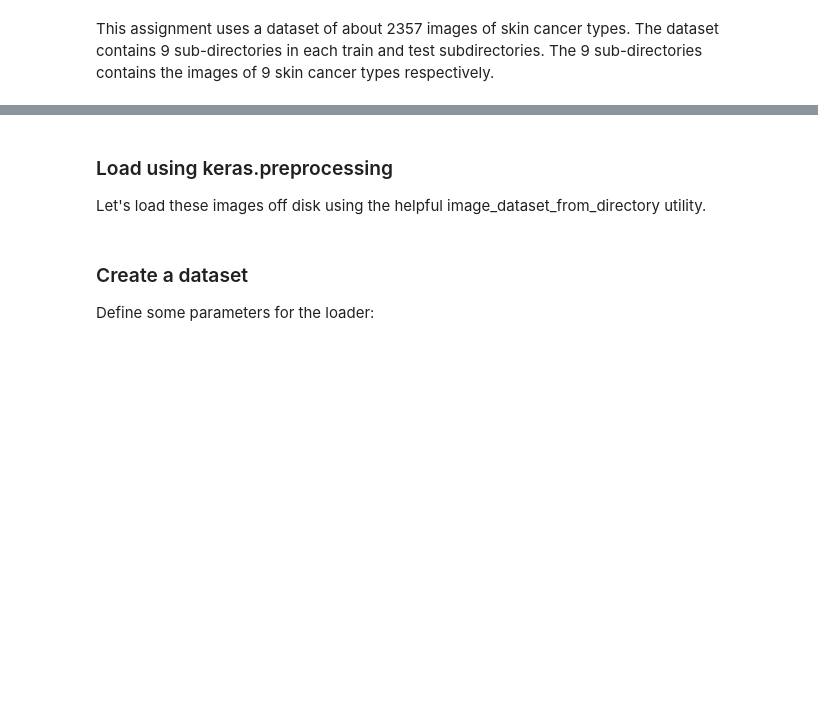
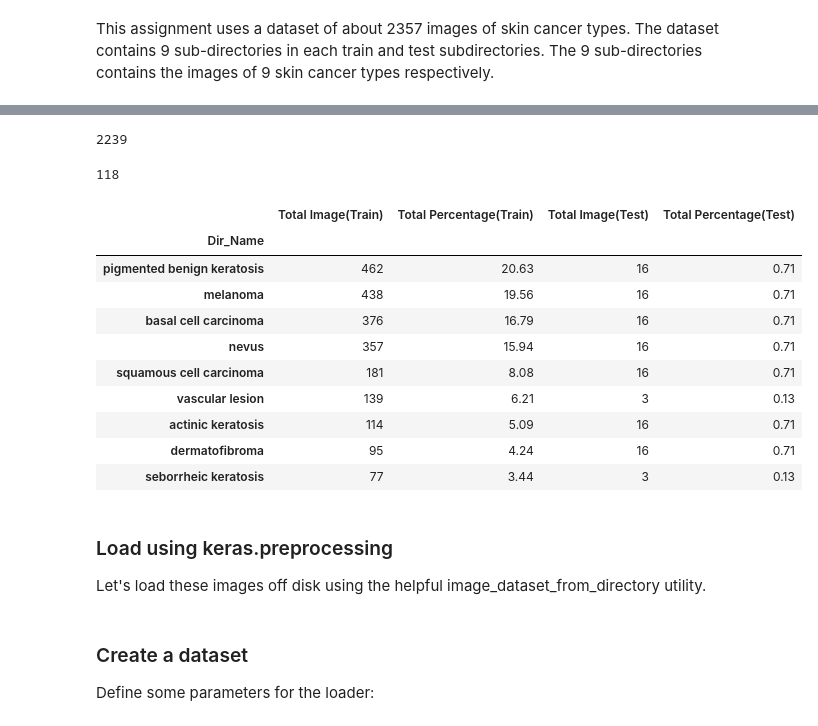
Before and after one commit to anonnihcas/MelanomaDetectionAssignment, a Jupyter notebook: sachin_athreya_melanoma_assign_nn.ipynb, the cells around one changed output, grey strips where cells are left out. Saved outputs shown, nothing was run; the diff lists cells and outputs as text; code cells hidden in the pictures; blank space fills up the shorter version.

```diff
--- a/sachin_athreya_melanoma_assign_nn.ipynb
+++ b/sachin_athreya_melanoma_assign_nn.ipynb
@@ -48,0 +47,5 @@ print(image_count_test)
+# %%
+#list directory in train folder
+dir_train = os.listdir(data_dir_train)
+dir_train.sort()
+dir_train
@@ -48,0 +62,5 @@ print(image_count_test)
+# %%
+#list dir in test folder
+dir_test = os.listdir(data_dir_test)
+dir_test.sort()
+dir_test
@@ -49,3 +77,48 @@ print(image_count_test)
+# %%
+#both test & train have same folders (disease folder ), now check the no. of datapoints in each folder
+
+#total train dataset
+total_train_data = len(list(data_dir_train.glob("*/*.jpg")))
+total_train_data
+# %% [output]
+2239
+# %%
+#total test dataset
+total_test_data = len(list(data_dir_test.glob("*/*.jpg")))
+total_test_data
+# %% [output]
+118
+# %%
+# train data in each folders
+data_detail_pd = pd.DataFrame(columns=["Dir_Name","Total Image(Train)","Total Percentage(Train)","Total Image(Test)","Total Percentage(Test)"])
+
+for dir_name in dir_train:
+  total_image_in_folder = len(list(data_dir_train.glob(dir_name+"/*.jpg")))
+  df = pd.DataFrame([{"Dir_Name":dir_name,"Total Image(Train)":total_image_in_folder,"Total Percentage(Train)":round((total_image_in_folder/total_train_data)*100,2)}])
+  data_detail_pd = pd.concat([data_detail_pd,df], ignore_index=True)
+
+data_detail_pd = data_detail_pd.set_index("Dir_Name")
+# display(data_detail_pd.sort_values(by="Total Percentage(Train)",ascending=False))
+# %%
+# test data in each folders
+
+for dir_name in dir_test:
+   total_image_in_folder = len(list(data_dir_test.glob(dir_name+"/*.jpg")))
+   data_detail_pd.loc[dir_name,"Total Image(Test)"]  = total_image_in_folder
+   data_detail_pd.loc[dir_name,"Total Percentage(Test)"]  = round((total_image_in_folder/total_train_data)*100,2)
+display(data_detail_pd.sort_values(by="Total Percentage(Train)",ascending=False))
+# %% [output]
+|  | Total Image(Train) | Total Percentage(Train) | Total Image(Test) | Total Percentage(Test) |
+| Dir_Name |  |  |  |  |
+| pigmented benign keratosis | 462 | 20.63 | 16 | 0.71 |
+| melanoma | 438 | 19.56 | 16 | 0.71 |
+| basal cell carcinoma | 376 | 16.79 | 16 | 0.71 |
+| nevus | 357 | 15.94 | 16 | 0.71 |
+| squamous cell carcinoma | 181 | 8.08 | 16 | 0.71 |
+| vascular lesion | 139 | 6.21 | 3 | 0.13 |
+| actinic keratosis | 114 | 5.09 | 16 | 0.71 |
+| dermatofibroma | 95 | 4.24 | 16 | 0.71 |
+| seborrheic keratosis | 77 | 3.44 | 3 | 0.13 |
 # %% [markdown]
 ### Load using keras.preprocessing
 
```
Also changed, not shown: parts of 70 cells of this notebook, 1 other file.
